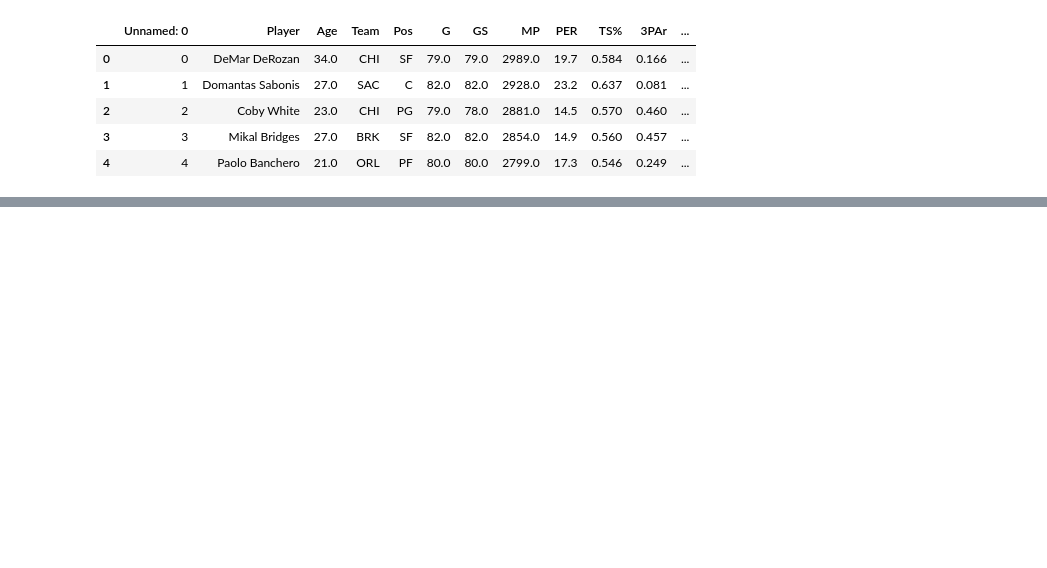
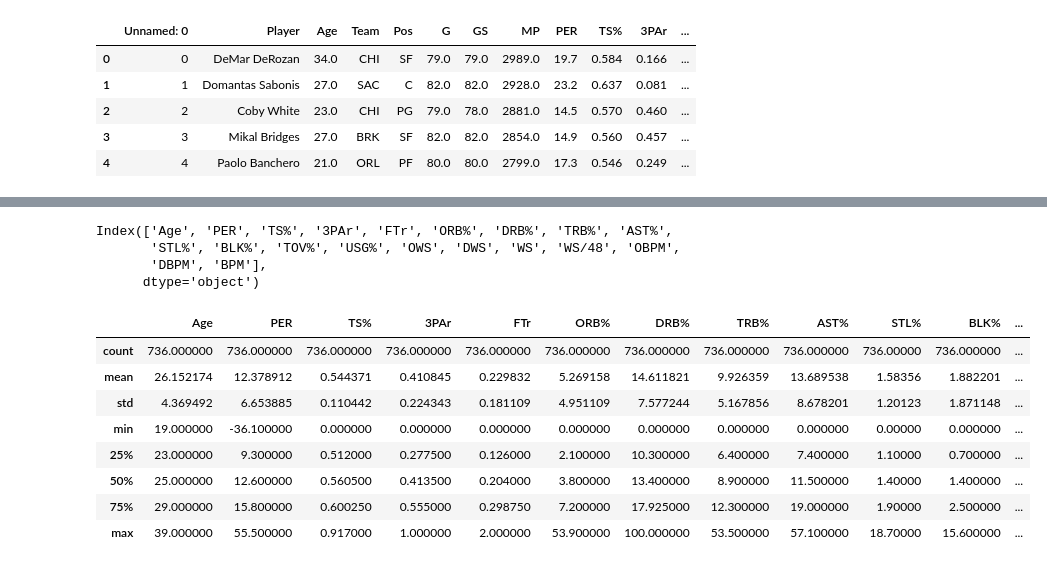
Before and after one commit to patience275/nba, a Jupyter notebook: wnba_2.ipynb, the cells around one changed output, grey strips where cells are left out. Saved outputs shown, nothing was run; the diff lists cells and outputs as text; code cells hidden in the pictures; blank space fills up the shorter version.

```diff
--- a/wnba_2.ipynb
+++ b/wnba_2.ipynb
@@ -340,0 +187,8 @@ Index(['Age', 'G', 'GS', 'MP', 'PER', 'TS%', '3PAr', 'FTr', 'ORB%', 'DRB%',
+# %%
+metrics=['Age', 'PER',
+       'TS%', '3PAr', 'FTr', 'ORB%', 'DRB%', 'TRB%', 'AST%', 'STL%', 'BLK%',
+       'TOV%', 'USG%', 'OWS', 'DWS', 'WS', 'WS/48', 'OBPM', 'DBPM', 'BPM']
+
+from sklearn.preprocessing import MinMaxScaler
+scaler=MinMaxScaler()
+scaled_metrics=pd.DataFrame(scaler.fit_transform(df[metrics]),columns=metrics)
@@ -340,0 +206,19 @@ Index(['Age', 'G', 'GS', 'MP', 'PER', 'TS%', '3PAr', 'FTr', 'ORB%', 'DRB%',
+# %%
+scaled_metrics.columns
+# %% [output]
+Index(['Age', 'PER', 'TS%', '3PAr', 'FTr', 'ORB%', 'DRB%', 'TRB%', 'AST%',
+       'STL%', 'BLK%', 'TOV%', 'USG%', 'OWS', 'DWS', 'WS', 'WS/48', 'OBPM',
+       'DBPM', 'BPM'],
+      dtype='object')
+# %%
+df.describe()[metrics]
+# %% [output]
+|  | Age | PER | TS% | 3PAr | FTr | ORB% | DRB% | TRB% | AST% | STL% | BLK% | ... |
+| count | 736.000000 | 736.000000 | 736.000000 | 736.000000 | 736.000000 | 736.000000 | 736.000000 | 736.000000 | 736.000000 | 736.00000 | 736.000000 | ... |
+| mean | 26.152174 | 12.378912 | 0.544371 | 0.410845 | 0.229832 | 5.269158 | 14.611821 | 9.926359 | 13.689538 | 1.58356 | 1.882201 | ... |
+| std | 4.369492 | 6.653885 | 0.110442 | 0.224343 | 0.181109 | 4.951109 | 7.577244 | 5.167856 | 8.678201 | 1.20123 | 1.871148 | ... |
+| min | 19.000000 | -36.100000 | 0.000000 | 0.000000 | 0.000000 | 0.000000 | 0.000000 | 0.000000 | 0.000000 | 0.00000 | 0.000000 | ... |
+| 25% | 23.000000 | 9.300000 | 0.512000 | 0.277500 | 0.126000 | 2.100000 | 10.300000 | 6.400000 | 7.400000 | 1.10000 | 0.700000 | ... |
+| 50% | 25.000000 | 12.600000 | 0.560500 | 0.413500 | 0.204000 | 3.800000 | 13.400000 | 8.900000 | 11.500000 | 1.40000 | 1.400000 | ... |
+| 75% | 29.000000 | 15.800000 | 0.600250 | 0.555000 | 0.298750 | 7.200000 | 17.925000 | 12.300000 | 19.000000 | 1.90000 | 2.500000 | ... |
+| max | 39.000000 | 55.500000 | 0.917000 | 1.000000 | 2.000000 | 53.900000 | 100.000000 | 53.500000 | 57.100000 | 18.70000 | 15.600000 | ... |
```
Also changed, not shown: parts of 42 cells of this notebook.
